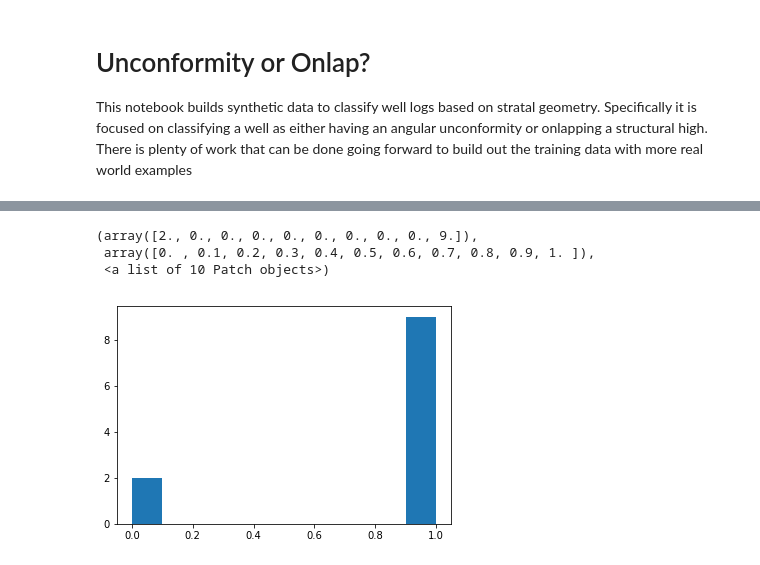
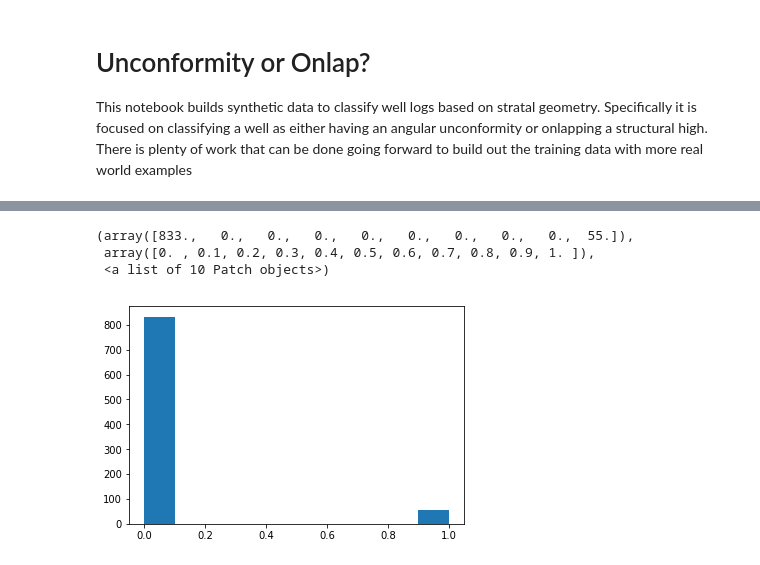
Before and after one commit to jessepisel/well_log_ML, a Jupyter notebook: unconformity or onlap/Unconformity or onlap.ipynb, the cells around one changed output, grey strips where cells are left out. Saved outputs shown, nothing was run; the diff lists cells and outputs as text; code cells hidden in the pictures.

```diff
--- a/unconformity or onlap/Unconformity or onlap.ipynb
+++ b/unconformity or onlap/Unconformity or onlap.ipynb
@@ -132,5 +133,5 @@ model.compile(loss='binary_crossentropy', optimizer='nadam', metrics=['binary_ac
 #builds the model, with categorical crossentropy for our loss function, optimizing using nadam, and using categorical accuracy
 #as our accuracy metric
 # %%
-model.fit(X_train, y_train_encoded, epochs=60, batch_size=32) #Fitting the model for 60 epochs and batch size of 32
+model.fit(X_train, y_train_encoded, epochs=600, batch_size=32) #Fitting the model for 60 epochs and batch size of 32
 # %% [output]
@@ -169,6 +181,6 @@ skplt.metrics.plot_confusion_matrix(y_test, np.argmax(preds, axis=1), normalize=
 # %%
 #let's import some real world data from southwestern Wyoming
 #this is from the Rock Springs Uplift in Wyoming and has been interpreted as an angular unconformity
-tops = pd.read_csv(r'D:\real_data.csv').fillna(0) #this file is available in the unconformity or onlap folder in the repo
-tops
+tops = pd.read_csv(r'D:\jupyter\Early WSGS\ftunion.csv').fillna(0) #this file is available in the unconformity or onlap folder in the repo
+tops.head()
 # %% [output]
@@ -187,6 +193,6 @@ tops
 # %%
 #clean up the real world data, take the tops from depth to thickness for each formation and get rid of negative thicknesses
-tops2 = tops[tops.columns[8:]].T.diff().T.drop(columns=['Fox_Hills'])
+tops2 = tops[tops.columns[1:]].T.diff().T
 tops2[tops2 < 0] =0
-tops2
+tops2.head()
 # %% [output]
@@ -207,7 +207,7 @@ tops2
 logged = tops2.apply(np.log) #creating the same features that we built in the training data
 powered= tops2.apply(lambda x: x**10) #creating the same features that we built in the training data
 tops3 = pd.concat([tops2, logged, powered], axis=1, join_axes=[tops2.index]
-                               ).dropna().replace(-np.inf, 0)
+                               ).fillna(0).replace(-np.inf, 0)
 # %%
 normalized_tops3=(tops3-tops3.min())/(tops3.max()-tops3.min()).replace(0,0.00001) #normalize the data from 0 to 1
 real_data = normalized_tops3.values
@@ -216,12 +216,12 @@ well_preds = model.predict(real_data) #make some predictions
 # %%
 predictions = np.argmax(well_preds, axis=1) #convert them to our binary classification
 # %%
-plt.hist(predictions) #visualize the predictions as a histogram, we are expecting all the wells to be classified as '0'
+plt.hist(predictions, label = ['Angular Unconformity', 'Onlap']) #visualize the predictions as a histogram, we are expecting all the wells to be classified as '0'
 # %% [output]
-(array([2., 0., 0., 0., 0., 0., 0., 0., 0., 9.]),
+(array([833.,   0.,   0.,   0.,   0.,   0.,   0.,   0.,   0.,  55.]),
  array([0. , 0.1, 0.2, 0.3, 0.4, 0.5, 0.6, 0.7, 0.8, 0.9, 1. ]),
  <a list of 10 Patch objects>)
-[figure, old version]
+[figure, new version]
 # %%
 print('Accuracy on the real world data is '+str(100*(len(predictions)-np.sum(predictions))/len(predictions))+'%')
 # %% [output]
```
Also changed, not shown: parts of 13 cells of this notebook, 3 other files.
